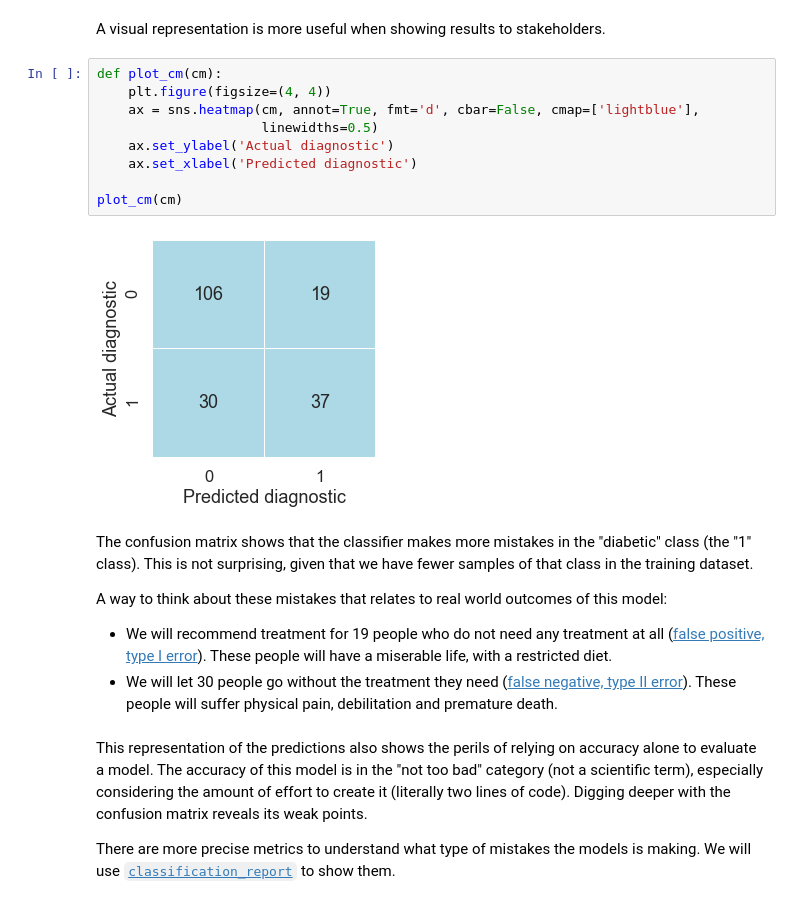
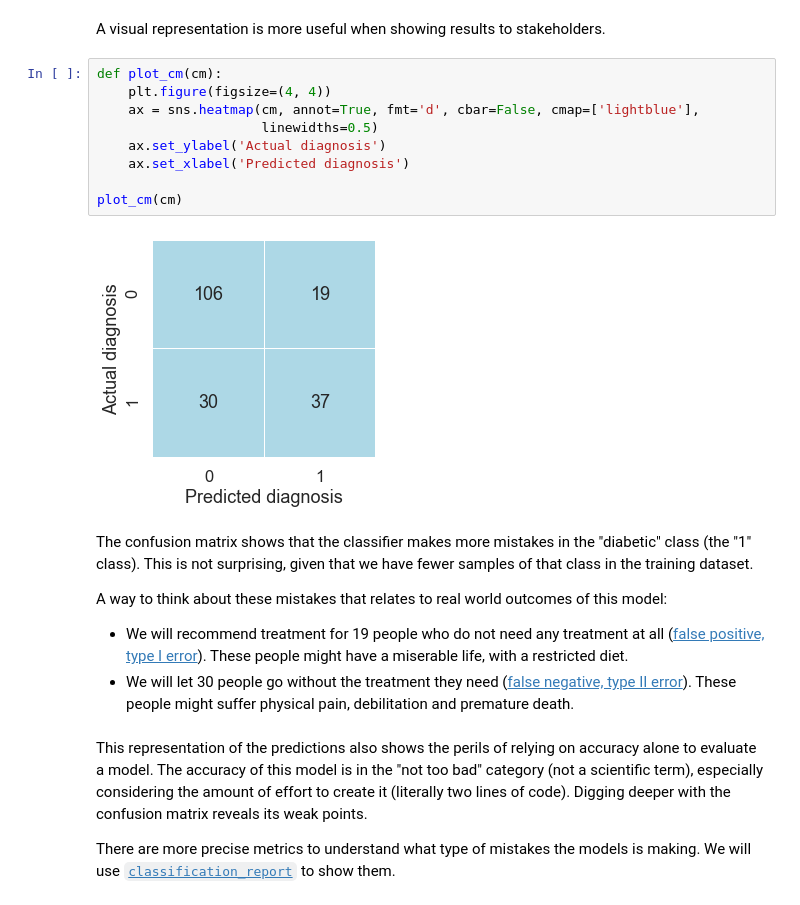
Before and after one commit to fau-masters-collected-works-cgarbin/ieee-icmla-2019-data-science-tutorial, a Jupyter notebook: 4-machine-learning-and-data-science.ipynb, the cells around one changed output. Drawn from its saved outputs; the diff is of its cells as text.

```diff
--- a/4-machine-learning-and-data-science.ipynb
+++ b/4-machine-learning-and-data-science.ipynb
@@ -200,21 +196,21 @@ A visual representation is more useful when showing results to stakeholders.
 # %%
 def plot_cm(cm):
     plt.figure(figsize=(4, 4))
     ax = sns.heatmap(cm, annot=True, fmt='d', cbar=False, cmap=['lightblue'],
                      linewidths=0.5)
-    ax.set_ylabel('Actual diagnostic')
-    ax.set_xlabel('Predicted diagnostic')
+    ax.set_ylabel('Actual diagnosis')
+    ax.set_xlabel('Predicted diagnosis')
 
 plot_cm(cm)
 # %% [output]
-[figure, old version]
+[figure, new version]
 # %% [markdown]
 The confusion matrix shows that the classifier makes more mistakes in the "diabetic" class (the "1" class). This is not surprising, given that we have fewer samples of that class in the training dataset.
 
 A way to think about these mistakes that relates to real world outcomes of this model:
 
-- We will recommend treatment for 19 people who do not need any treatment at all ([false positive, type I error](https://en.wikipedia.org/wiki/Type_I_and_type_II_errors)). These people will have a miserable life, with a restricted diet.
-- We will let 30 people go without the treatment they need ([false negative, type II error](https://en.wikipedia.org/wiki/Type_I_and_type_II_errors)). These people will suffer physical pain, debilitation and premature death.
+- We will recommend treatment for 19 people who do not need any treatment at all ([false positive, type I error](https://en.wikipedia.org/wiki/Type_I_and_type_II_errors)). These people might have a miserable life, with a restricted diet.
+- We will let 30 people go without the treatment they need ([false negative, type II error](https://en.wikipedia.org/wiki/Type_I_and_type_II_errors)). These people might suffer physical pain, debilitation and premature death.
 # %% [markdown]
 This representation of the predictions also shows the perils of relying on accuracy alone to evaluate a model. The accuracy of this model is in the "not too bad" category (not a scientific term), especially considering the amount of effort to create it (literally two lines of code). Digging deeper with the confusion matrix reveals its weak points.
 
```
Also changed, not shown: parts of 3 cells of this notebook.
